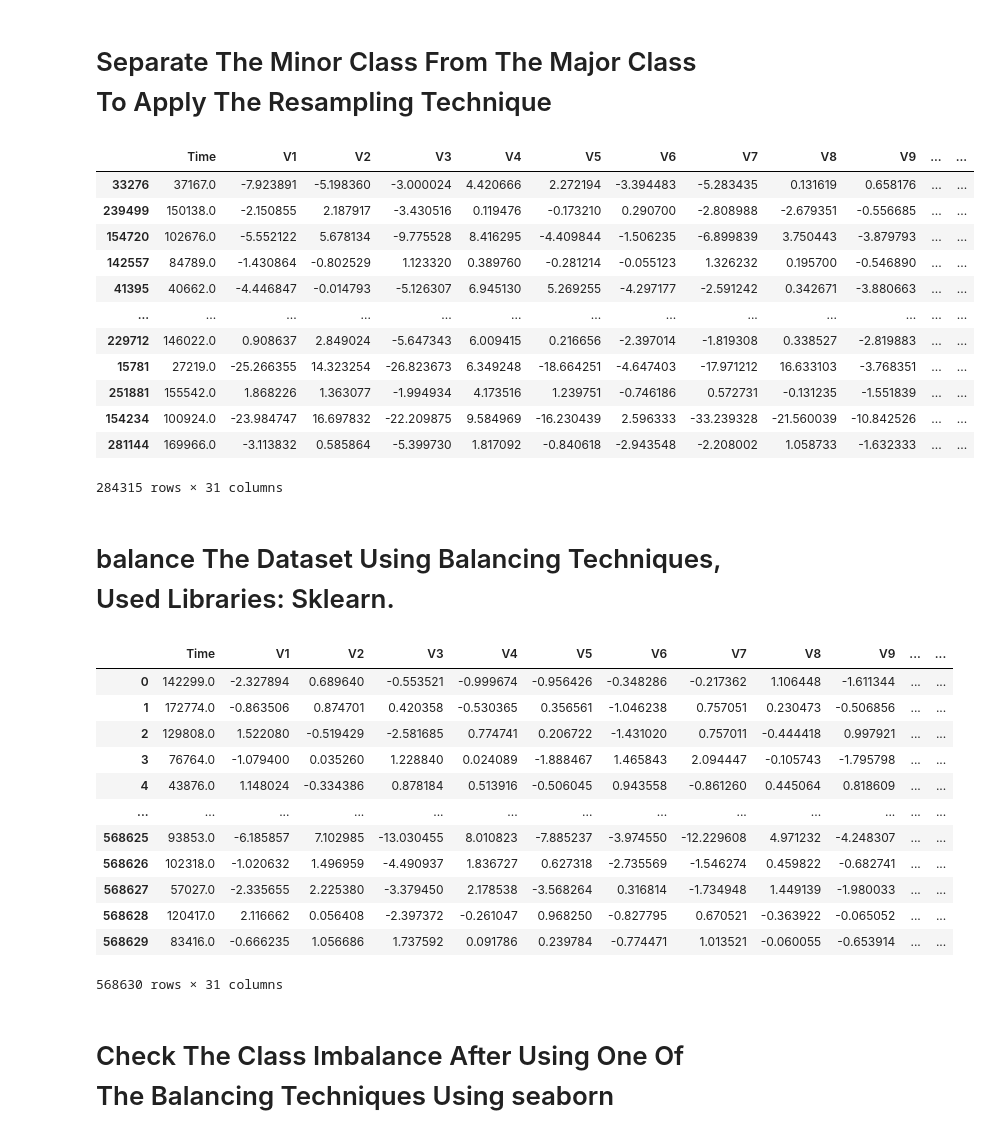
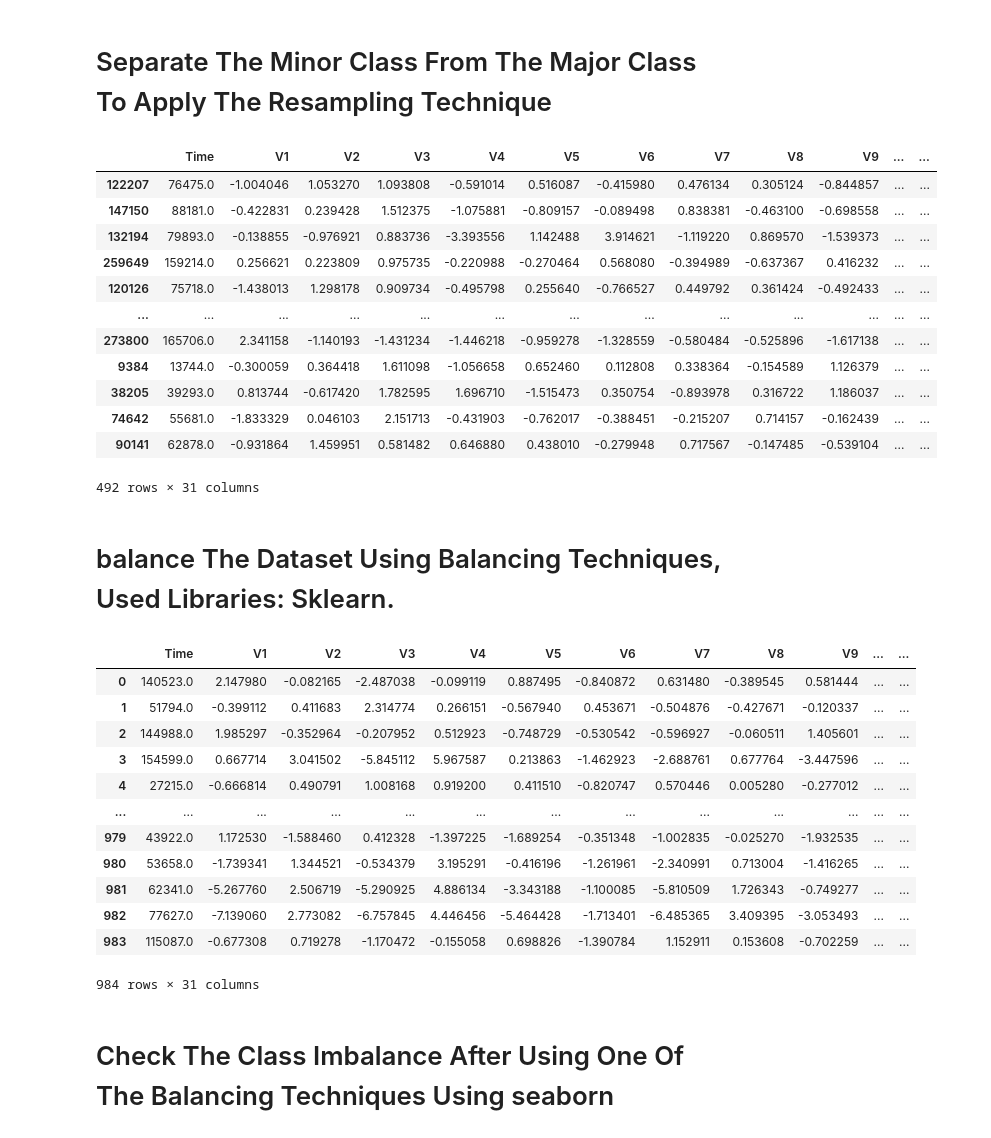
Before and after one commit to Sarah627/Credit-Card-Fraud-Detection, a Jupyter notebook: DataPrepreocessing.ipynb, the cells around one changed output. Saved outputs shown, nothing was run; the diff lists cells and outputs as text; code cells hidden in the pictures.

```diff
--- a/DataPrepreocessing.ipynb
+++ b/DataPrepreocessing.ipynb
@@ -82,51 +82,51 @@ sns.countplot(x = df['Class'], data=df)
 # %%
 # oversampling or undersampling
 from sklearn.utils import resample
 
 fraud_data = df[df['Class'] == 1 ]
 nonfraud_data = df[df['Class'] == 0 ]
 
-# oversampling minor--> fraud data 492 example
+# downsampling the major class -->non-fraud
 
-the_resampled_minor_class = resample(fraud_data, replace=True, random_state=42, n_samples= len(nonfraud_data))
+the_resampled_major_class = resample(nonfraud_data, replace=True, random_state=42, n_samples= len(fraud_data))
 
-the_resampled_minor_class
+the_resampled_major_class
 # %% [output]
 |  | Time | V1 | V2 | V3 | V4 | V5 | V6 | V7 | V8 | V9 | ... | ... |
-| 33276 | 37167.0 | -7.923891 | -5.198360 | -3.000024 | 4.420666 | 2.272194 | -3.394483 | -5.283435 | 0.131619 | 0.658176 | ... | ... |
-| 239499 | 150138.0 | -2.150855 | 2.187917 | -3.430516 | 0.119476 | -0.173210 | 0.290700 | -2.808988 | -2.679351 | -0.556685 | ... | ... |
-| 154720 | 102676.0 | -5.552122 | 5.678134 | -9.775528 | 8.416295 | -4.409844 | -1.506235 | -6.899839 | 3.750443 | -3.879793 | ... | ... |
-| 142557 | 84789.0 | -1.430864 | -0.802529 | 1.123320 | 0.389760 | -0.281214 | -0.055123 | 1.326232 | 0.195700 | -0.546890 | ... | ... |
-| 41395 | 40662.0 | -4.446847 | -0.014793 | -5.126307 | 6.945130 | 5.269255 | -4.297177 | -2.591242 | 0.342671 | -3.880663 | ... | ... |
+| 122207 | 76475.0 | -1.004046 | 1.053270 | 1.093808 | -0.591014 | 0.516087 | -0.415980 | 0.476134 | 0.305124 | -0.844857 | ... | ... |
+| 147150 | 88181.0 | -0.422831 | 0.239428 | 1.512375 | -1.075881 | -0.809157 | -0.089498 | 0.838381 | -0.463100 | -0.698558 | ... | ... |
+| 132194 | 79893.0 | -0.138855 | -0.976921 | 0.883736 | -3.393556 | 1.142488 | 3.914621 | -1.119220 | 0.869570 | -1.539373 | ... | ... |
+| 259649 | 159214.0 | 0.256621 | 0.223809 | 0.975735 | -0.220988 | -0.270464 | 0.568080 | -0.394989 | -0.637367 | 0.416232 | ... | ... |
+| 120126 | 75718.0 | -1.438013 | 1.298178 | 0.909734 | -0.495798 | 0.255640 | -0.766527 | 0.449792 | 0.361424 | -0.492433 | ... | ... |
 | ... | ... | ... | ... | ... | ... | ... | ... | ... | ... | ... | ... | ... |
-| 229712 | 146022.0 | 0.908637 | 2.849024 | -5.647343 | 6.009415 | 0.216656 | -2.397014 | -1.819308 | 0.338527 | -2.819883 | ... | ... |
-| 15781 | 27219.0 | -25.266355 | 14.323254 | -26.823673 | 6.349248 | -18.664251 | -4.647403 | -17.971212 | 16.633103 | -3.768351 | ... | ... |
-| 251881 | 155542.0 | 1.868226 | 1.363077 | -1.994934 | 4.173516 | 1.239751 | -0.746186 | 0.572731 | -0.131235 | -1.551839 | ... | ... |
-| 154234 | 100924.0 | -23.984747 | 16.697832 | -22.209875 | 9.584969 | -16.230439 | 2.596333 | -33.239328 | -21.560039 | -10.842526 | ... | ... |
-| 281144 | 169966.0 | -3.113832 | 0.585864 | -5.399730 | 1.817092 | -0.840618 | -2.943548 | -2.208002 | 1.058733 | -1.632333 | ... | ... |
+| 273800 | 165706.0 | 2.341158 | -1.140193 | -1.431234 | -1.446218 | -0.959278 | -1.328559 | -0.580484 | -0.525896 | -1.617138 | ... | ... |
+| 9384 | 13744.0 | -0.300059 | 0.364418 | 1.611098 | -1.056658 | 0.652460 | 0.112808 | 0.338364 | -0.154589 | 1.126379 | ... | ... |
+| 38205 | 39293.0 | 0.813744 | -0.617420 | 1.782595 | 1.696710 | -1.515473 | 0.350754 | -0.893978 | 0.316722 | 1.186037 | ... | ... |
+| 74642 | 55681.0 | -1.833329 | 0.046103 | 2.151713 | -0.431903 | -0.762017 | -0.388451 | -0.215207 | 0.714157 | -0.162439 | ... | ... |
+| 90141 | 62878.0 | -0.931864 | 1.459951 | 0.581482 | 0.646880 | 0.438010 | -0.279948 | 0.717567 | -0.147485 | -0.539104 | ... | ... |
-284315 rows × 31 columns
+492 rows × 31 columns
 # %% [markdown]
 # balance The Dataset Using Balancing Techniques, Used Libraries: Sklearn.
 # %%
-balanced_dataset = pd.concat([nonfraud_data,the_resampled_minor_class])
+balanced_dataset = pd.concat([fraud_data,the_resampled_major_class])
 
 balanced_dataset = balanced_dataset.sample(frac=1).reset_index(drop = True)
 
 balanced_dataset
 # %% [output]
 |  | Time | V1 | V2 | V3 | V4 | V5 | V6 | V7 | V8 | V9 | ... | ... |
-| 0 | 142299.0 | -2.327894 | 0.689640 | -0.553521 | -0.999674 | -0.956426 | -0.348286 | -0.217362 | 1.106448 | -1.611344 | ... | ... |
-| 1 | 172774.0 | -0.863506 | 0.874701 | 0.420358 | -0.530365 | 0.356561 | -1.046238 | 0.757051 | 0.230473 | -0.506856 | ... | ... |
-| 2 | 129808.0 | 1.522080 | -0.519429 | -2.581685 | 0.774741 | 0.206722 | -1.431020 | 0.757011 | -0.444418 | 0.997921 | ... | ... |
-| 3 | 76764.0 | -1.079400 | 0.035260 | 1.228840 | 0.024089 | -1.888467 | 1.465843 | 2.094447 | -0.105743 | -1.795798 | ... | ... |
-| 4 | 43876.0 | 1.148024 | -0.334386 | 0.878184 | 0.513916 | -0.506045 | 0.943558 | -0.861260 | 0.445064 | 0.818609 | ... | ... |
+| 0 | 140523.0 | 2.147980 | -0.082165 | -2.487038 | -0.099119 | 0.887495 | -0.840872 | 0.631480 | -0.389545 | 0.581444 | ... | ... |
+| 1 | 51794.0 | -0.399112 | 0.411683 | 2.314774 | 0.266151 | -0.567940 | 0.453671 | -0.504876 | -0.427671 | -0.120337 | ... | ... |
+| 2 | 144988.0 | 1.985297 | -0.352964 | -0.207952 | 0.512923 | -0.748729 | -0.530542 | -0.596927 | -0.060511 | 1.405601 | ... | ... |
+| 3 | 154599.0 | 0.667714 | 3.041502 | -5.845112 | 5.967587 | 0.213863 | -1.462923 | -2.688761 | 0.677764 | -3.447596 | ... | ... |
+| 4 | 27215.0 | -0.666814 | 0.490791 | 1.008168 | 0.919200 | 0.411510 | -0.820747 | 0.570446 | 0.005280 | -0.277012 | ... | ... |
 | ... | ... | ... | ... | ... | ... | ... | ... | ... | ... | ... | ... | ... |
-| 568625 | 93853.0 | -6.185857 | 7.102985 | -13.030455 | 8.010823 | -7.885237 | -3.974550 | -12.229608 | 4.971232 | -4.248307 | ... | ... |
-| 568626 | 102318.0 | -1.020632 | 1.496959 | -4.490937 | 1.836727 | 0.627318 | -2.735569 | -1.546274 | 0.459822 | -0.682741 | ... | ... |
-| 568627 | 57027.0 | -2.335655 | 2.225380 | -3.379450 | 2.178538 | -3.568264 | 0.316814 | -1.734948 | 1.449139 | -1.980033 | ... | ... |
-| 568628 | 120417.0 | 2.116662 | 0.056408 | -2.397372 | -0.261047 | 0.968250 | -0.827795 | 0.670521 | -0.363922 | -0.065052 | ... | ... |
-| 568629 | 83416.0 | -0.666235 | 1.056686 | 1.737592 | 0.091786 | 0.239784 | -0.774471 | 1.013521 | -0.060055 | -0.653914 | ... | ... |
+| 979 | 43922.0 | 1.172530 | -1.588460 | 0.412328 | -1.397225 | -1.689254 | -0.351348 | -1.002835 | -0.025270 | -1.932535 | ... | ... |
+| 980 | 53658.0 | -1.739341 | 1.344521 | -0.534379 | 3.195291 | -0.416196 | -1.261961 | -2.340991 | 0.713004 | -1.416265 | ... | ... |
+| 981 | 62341.0 | -5.267760 | 2.506719 | -5.290925 | 4.886134 | -3.343188 | -1.100085 | -5.810509 | 1.726343 | -0.749277 | ... | ... |
+| 982 | 77627.0 | -7.139060 | 2.773082 | -6.757845 | 4.446456 | -5.464428 | -1.713401 | -6.485365 | 3.409395 | -3.053493 | ... | ... |
+| 983 | 115087.0 | -0.677308 | 0.719278 | -1.170472 | -0.155058 | 0.698826 | -1.390784 | 1.152911 | 0.153608 | -0.702259 | ... | ... |
-568630 rows × 31 columns
+984 rows × 31 columns
 # %% [markdown]
 # Check The Class Imbalance After Using One Of The Balancing Techniques Using seaborn
 # %%
```
Also changed, not shown: parts of 8 cells of this notebook.
